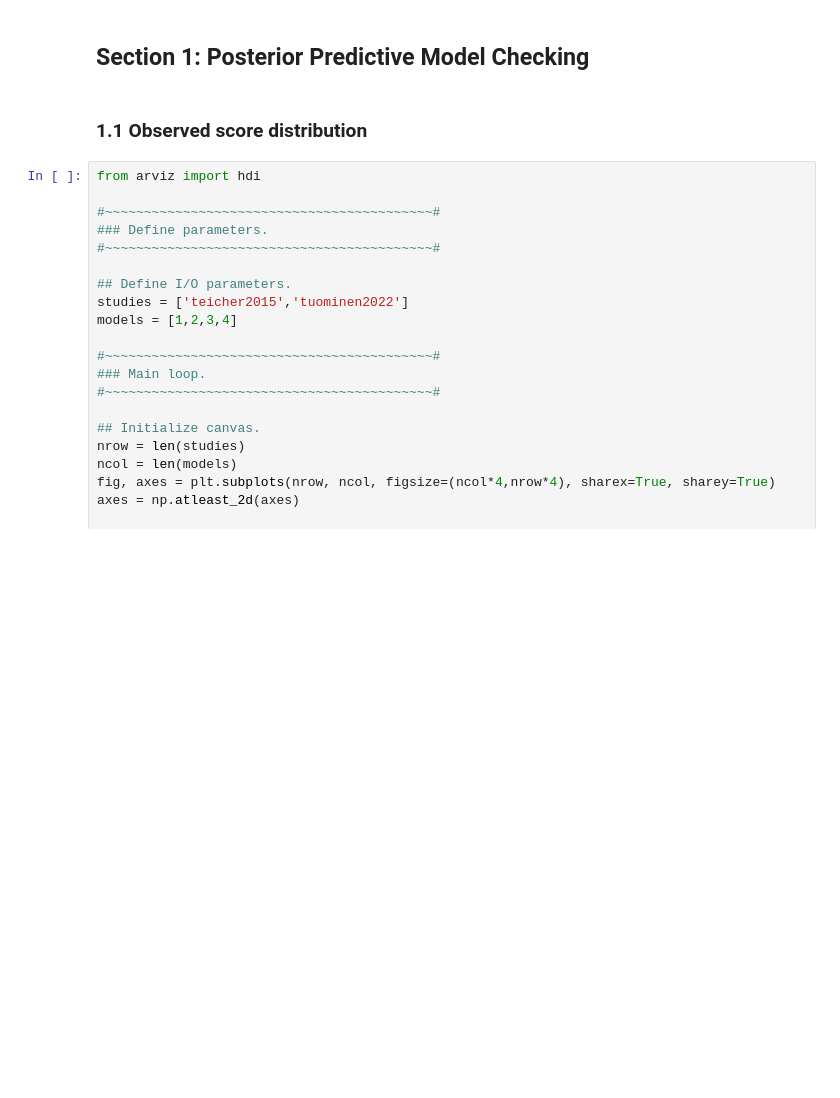
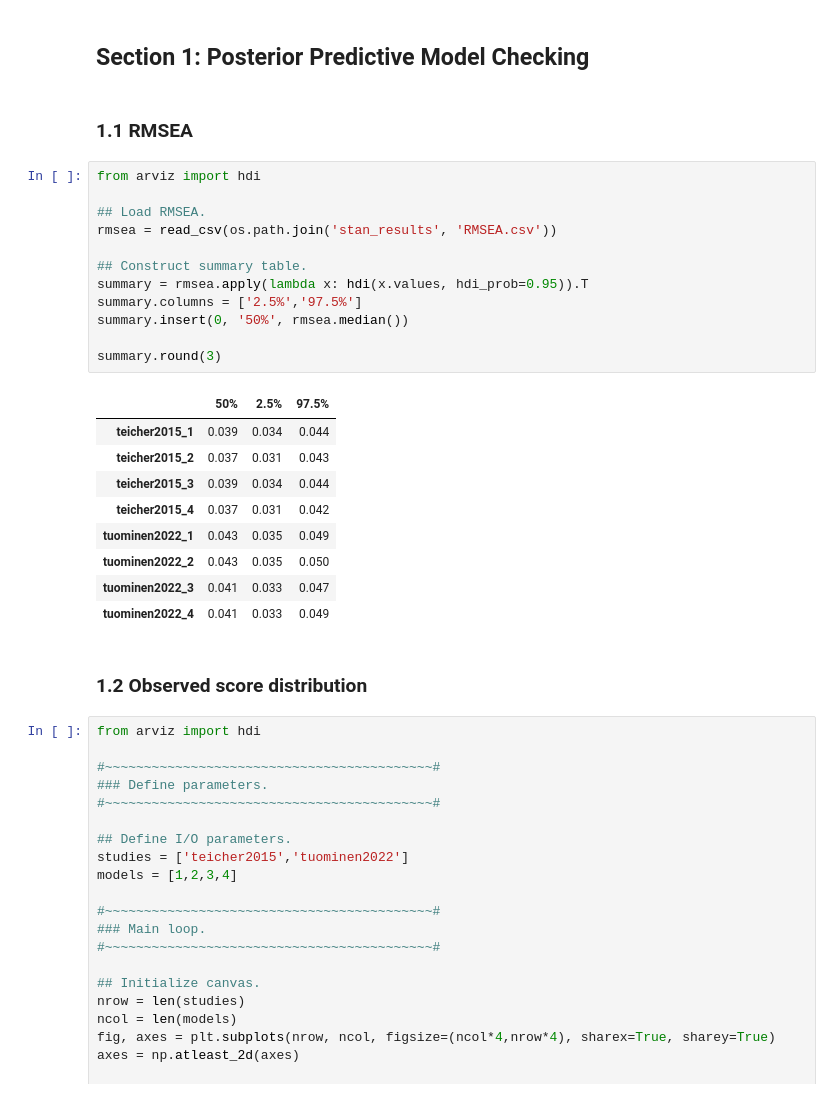
Before and after one commit to szorowi1/mace-irt, a Jupyter notebook: 02_PPMC.ipynb, the cells around one changed output. Cells and saved outputs as stored; diff of their text form; blank space fills up the shorter version.

Commit message:
add efa + rmsea

```diff
--- a/02_PPMC.ipynb
+++ b/02_PPMC.ipynb
@@ -7,8 +7,32 @@ from pandas import DataFrame, read_csv
 sns.set_theme(style='white', context='notebook', font_scale=1.33)
 # %% [markdown]
 ## Section 1: Posterior Predictive Model Checking
+# %% [markdown]
+### 1.1 RMSEA
+# %%
+from arviz import hdi
+
+## Load RMSEA.
+rmsea = read_csv(os.path.join('stan_results', 'RMSEA.csv'))
+
+## Construct summary table.
+summary = rmsea.apply(lambda x: hdi(x.values, hdi_prob=0.95)).T
+summary.columns = ['2.5%','97.5%']
+summary.insert(0, '50%', rmsea.median())
+
+summary.round(3)
+# %% [output]
+|  | 50% | 2.5% | 97.5% |
+| teicher2015_1 | 0.039 | 0.034 | 0.044 |
+| teicher2015_2 | 0.037 | 0.031 | 0.043 |
+| teicher2015_3 | 0.039 | 0.034 | 0.044 |
+| teicher2015_4 | 0.037 | 0.031 | 0.042 |
+| tuominen2022_1 | 0.043 | 0.035 | 0.049 |
+| tuominen2022_2 | 0.043 | 0.035 | 0.050 |
+| tuominen2022_3 | 0.041 | 0.033 | 0.047 |
+| tuominen2022_4 | 0.041 | 0.033 | 0.049 |
 # %% [markdown]
-### 1.1 Observed score distribution
+### 1.2 Observed score distribution
 # %%
 from arviz import hdi
 
```
Also changed, not shown: parts of 7 cells of this notebook, 14 other files.
